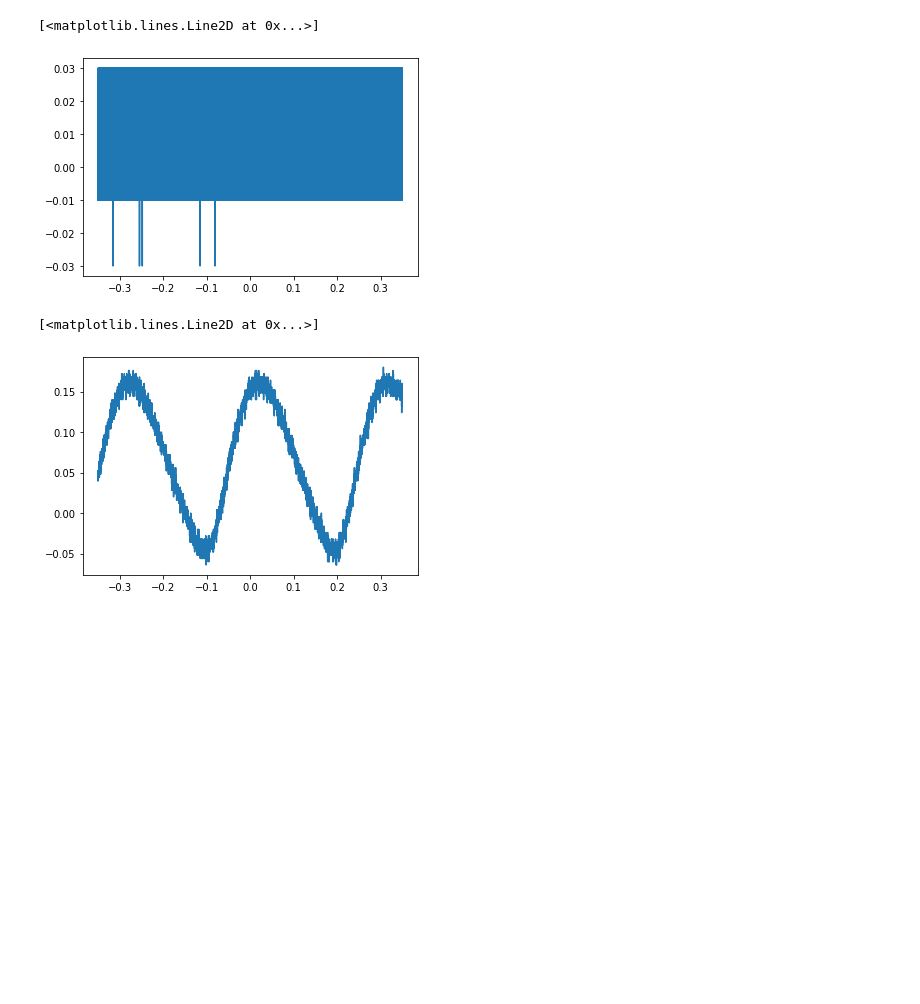
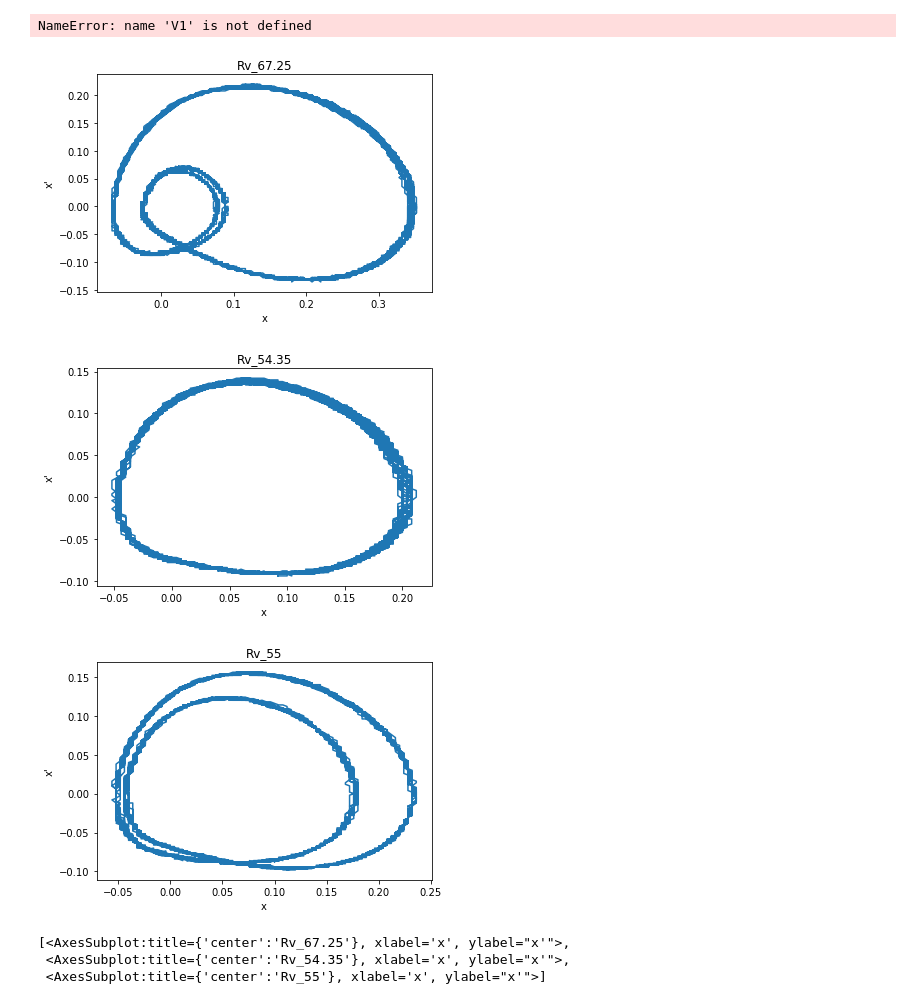
Before and after one commit to Ham0osh/Phys322W-CC, a Jupyter notebook: Analysis/Analysis_takenData.ipynb, the cells around one changed output. Saved outputs shown, nothing was run; the diff lists cells and outputs as text; code cells hidden in the pictures; blank space fills up the shorter version.

```diff
--- a/Analysis/Analysis_takenData.ipynb
+++ b/Analysis/Analysis_takenData.ipynb
@@ -7,12 +9,66 @@ import scipy.interpolate as interpolate
-# %%
-t, V1, V2 = np.genfromtxt('/work/Data_experimental/SDS00001.csv', delimiter = ',', skip_header = 12, unpack = True)
-# %%
-plt.plot(t,V1)
-# %% [output]
-[<matplotlib.lines.Line2D at 0x...>]
-[figure, removed]
-# %%
-plt.plot(t,V2)
-# %% [output]
-[<matplotlib.lines.Line2D at 0x...>]
-[figure, removed]
+# %%
+p = np.abs(np.fft.rfft(V1))**2 #xdat is in volts and power = V^2 / R so is perportional up to a resistance
+f = np.linspace(0,1/(np.min(np.diff(t))*2),len(p))
+idx = np.argsort(f)
+
+plt.plot(f[idx], p[idx],linewidth = 0.3)
+plt.yscale("log")
+
+#plt.plot(freqs[idx], p[idx],linewidth = 0.3)
+#freqs = np.fft.fftfreq(x_dat.size, timestep)
+#plt.xscale("log")
+plt.xlim((0,40))
+# %% [output]
+NameError: name 'V1' is not defined
+# %%
+
+# define fxn
+# inputs:
+#  - filename
+#  - plot? BOOL
+#  - maybe other args as we work on it
+# Goal of this fxn is to make time series, phase, and spectral density plots, return them on their own axis. If plot set to true then plot them,
+
+def phase_diagram_data(filenames, directory = None):
+    '''takes filenames as an argument and generate the phase diagrams for them seperately'''
+    # spectral density is the power spectrum thing
+    # okay I would just copy paste the code lol if you get it then you should do it, I'm gonna write the save thing, I'll just have it take a directory
+    # i can do that if youd like
+    axs = []
+
+
+    if type(filenames) != np.array and type(filenames) != list:
+        filenames = [filenames]
+
+    for filename in filenames:
+        fig, ax = plt.subplots()
+        axs.append(ax)
+        t, negative_x_prime, x = np.genfromtxt(filename, delimiter = ',', unpack = True, skip_header = 12)
+        x_prime = -negative_x_prime
+        ax.plot(x, x_prime)
+        ax.set(xlabel = 'x', ylabel = "x'", title = filename.split('/')[-1][:-4])
+
+        if directory != None:
+            plt.savefig(directory + '/phase_' + filename.split('/')[-1][:-4] + '.png')
+
+        plt.show()
+
+        #repeat the above but with fft! or we can make them into subplots not sure how good the phase plot will look tho
+
+
+    return axs
+
+
+# define fxn
+
+phase_diagram_data(filenames[:3], )
+
+# haha what do you think?
+# We should plot datapoints in my opinion
+# %% [output]
+[figure, added]
+[figure, added]
+[figure, added]
+[<AxesSubplot:title={'center':'Rv_67.25'}, xlabel='x', ylabel="x'">,
+ <AxesSubplot:title={'center':'Rv_54.35'}, xlabel='x', ylabel="x'">,
+ <AxesSubplot:title={'center':'Rv_55'}, xlabel='x', ylabel="x'">]
```
Also changed, not shown: parts of 3 cells of this notebook, 50 other files.
